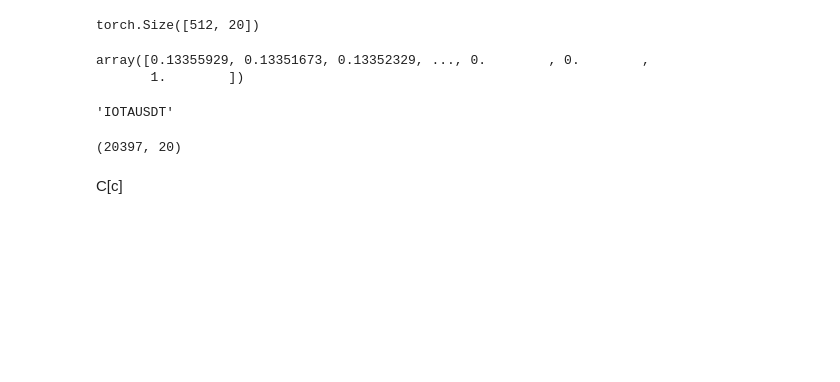
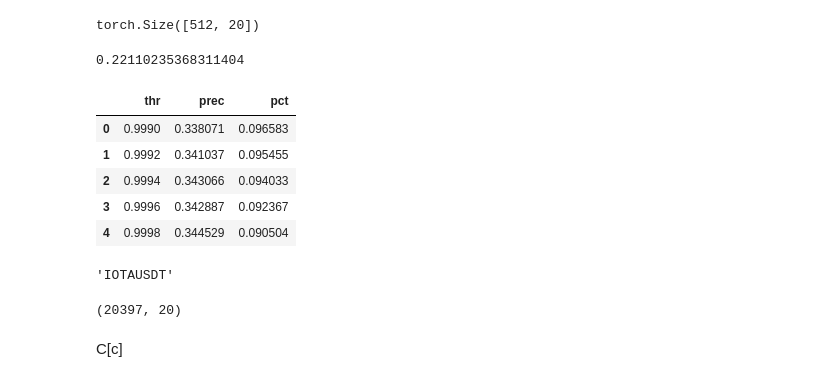
Before and after one commit to crazyleg/binancepredict, a Jupyter notebook: test_set_analysis.ipynb, the cells around one changed output. Cells and saved outputs as stored; diff of their text form; code cells hidden in the pictures; blank space fills up the shorter version.

```diff
--- a/test_set_analysis.ipynb
+++ b/test_set_analysis.ipynb
@@ -109,11 +109,32 @@ y_hat_test_up = np.vstack([y[0] for y in y_hat_test])
 # %%
 y_test_down = np.vstack([y[1] for y in y_test])
 y_hat_test_down = np.vstack([y[1] for y in y_hat_test])
-# %%
-prec
-# %% [output]
-array([0.13355929, 0.13351673, 0.13352329, ..., 0.        , 0.        ,
-       1.        ])
+# %%
+c = 1
+results_total = []
+for thr in np.arange(0.999, 0.9999, 0.0002):
+    results = []
+    for i in range(512, y_test_up.shape[0],1):
+        y_sigm = stable_sigmoid(y_hat_test_up[i-512:i,c])
+
+        q = np.quantile(y_sigm, thr)
+        if stable_sigmoid(y_hat_test_up[i,c])>q :
+            results.append(y_test_up[i,c])
+
+    results_total.append({'thr':thr,'prec':sum(results)/len(results),'pct':len(results)/y_test_up.shape[0]})
+# %%
+q
+# %% [output]
+0.22110235368311404
+# %%
+pd.DataFrame(results_total)
+# %% [output]
+|  | thr | prec | pct |
+| 0 | 0.9990 | 0.338071 | 0.096583 |
+| 1 | 0.9992 | 0.341037 | 0.095455 |
+| 2 | 0.9994 | 0.343066 | 0.094033 |
+| 3 | 0.9996 | 0.342887 | 0.092367 |
+| 4 | 0.9998 | 0.344529 | 0.090504 |
 # %%
 C[c]
 # %% [output]
```
Also changed, not shown: parts of 2 cells of this notebook, 1 other file.
